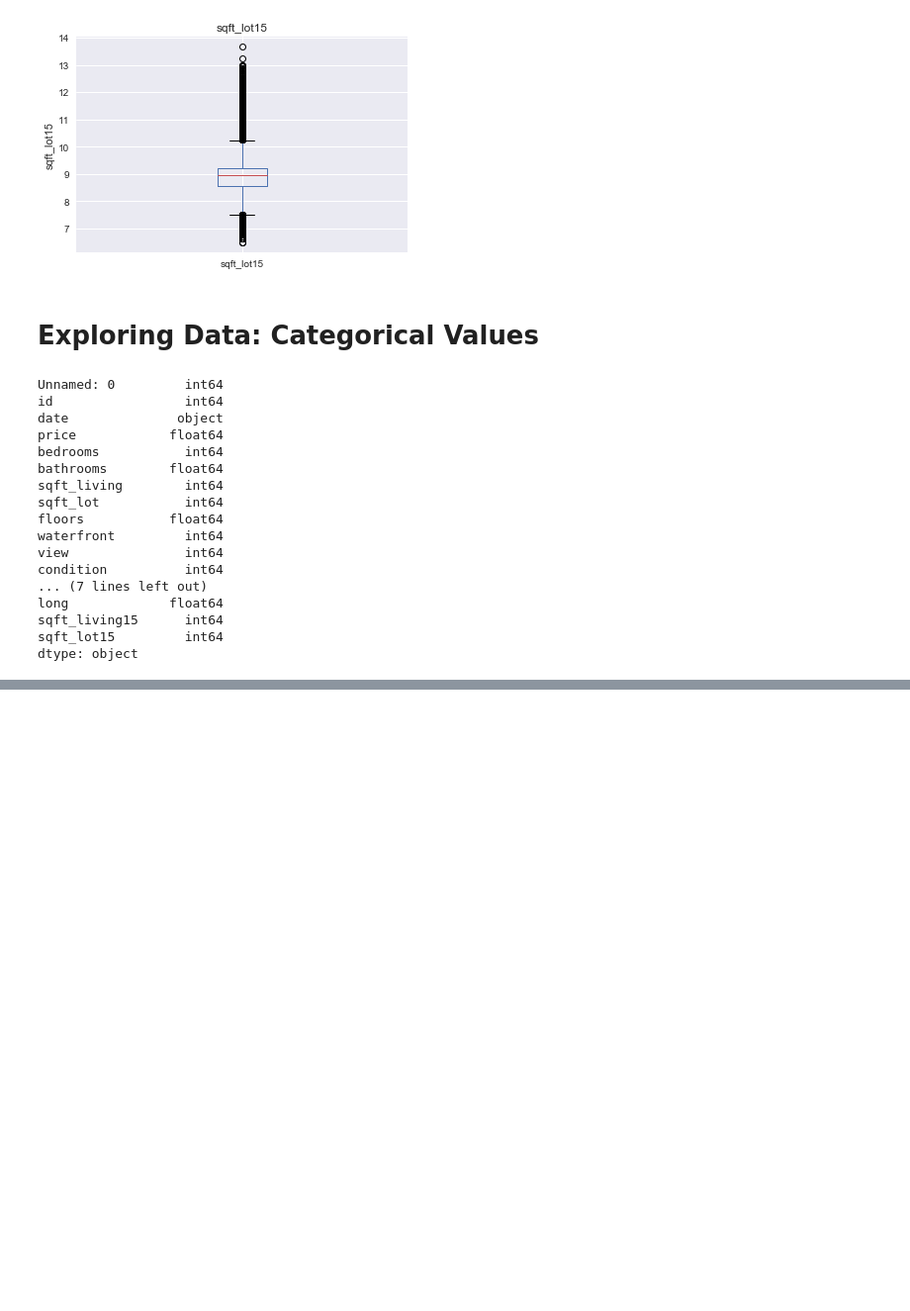
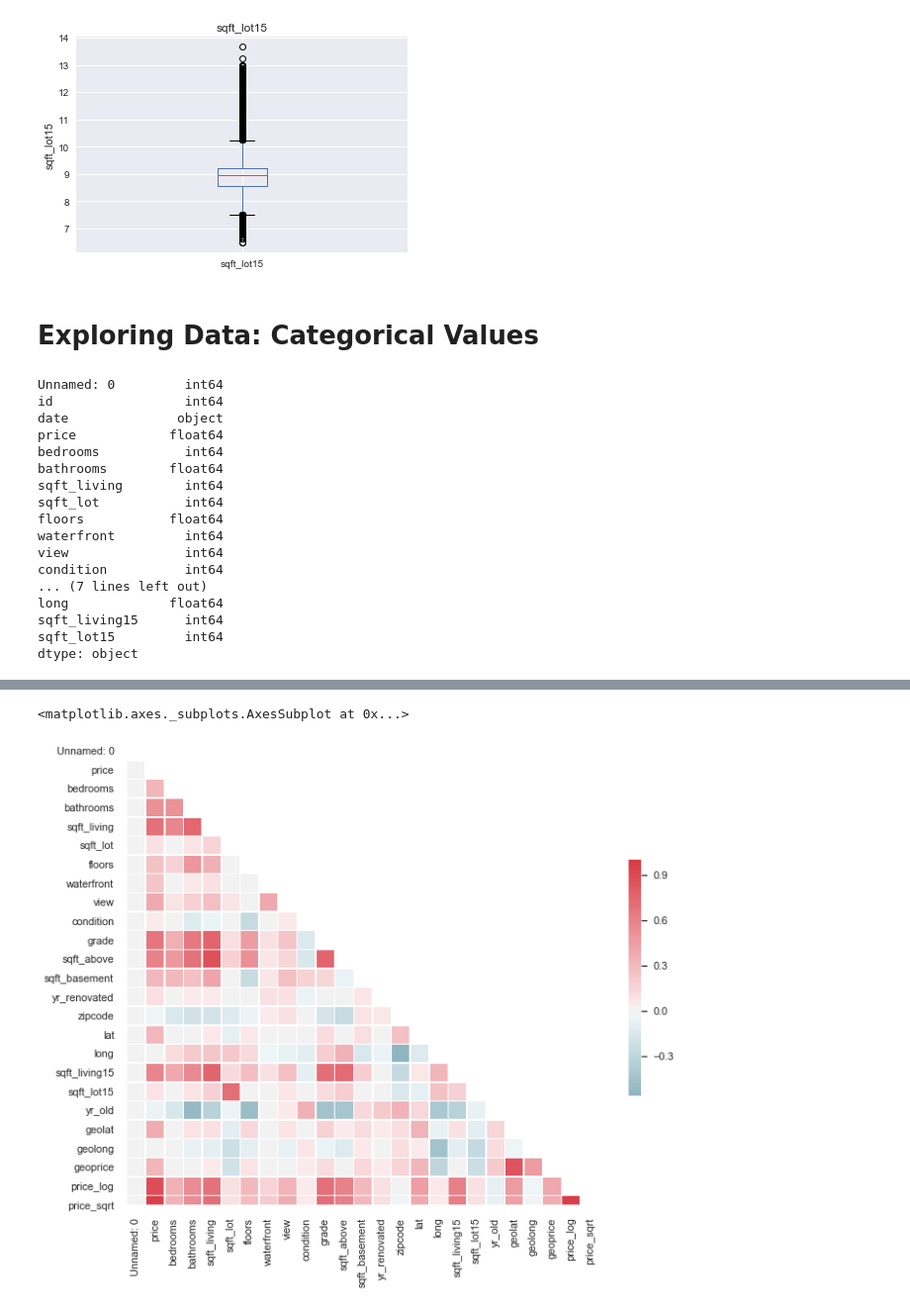
Before and after one commit to k0marrr1/nyc-mhtn-ds-010620-lectures, a Jupyter notebook: week-6/KC_house_data/Housing Statistics Project .ipynb, the cells around one changed output, grey strips where cells are left out. Shown at 99% size. Drawn from its saved outputs; the diff is of its cells as text; code cells hidden in the pictures; blank space fills up the shorter version.

```diff
--- a/week-6/KC_house_data/Housing Statistics Project .ipynb
+++ b/week-6/KC_house_data/Housing Statistics Project .ipynb
@@ -409,0 +350,2 @@ Name: yr_renovated, dtype: float64
+# %%
+df = df.drop(columns=['date', 'id', 'yr_built'])
@@ -409,0 +357,4 @@ Name: yr_renovated, dtype: float64
+# %%
+df['price_log'] = np.log(df['price'])
+df['price_sqrt'] = np.sqrt(df['price'])
+df
@@ -409,0 +375,5 @@ Name: yr_renovated, dtype: float64
+# %%
+target = df.price
+features = df
+# %%
+X_train, X_test, y_train, y_test = train_test_split(features, target, random_state=34,test_size=0.2)
@@ -409,0 +413,24 @@ Name: yr_renovated, dtype: float64
+# %%
+
+sns.set(style="white")
+
+
+# Compute the correlation matrix
+corr = X_train.corr()
+
+# Generate a mask for the upper triangle
+mask = np.zeros_like(corr, dtype=np.bool)
+mask[np.triu_indices_from(mask)] = True
+
+# Set up the matplotlib figure
+f, ax = plt.subplots(figsize=(11, 9))
+
+# Generate a custom diverging colormap
+cmap = sns.diverging_palette(220, 10, as_cmap=True)
+
+# Draw the heatmap with the mask and correct aspect ratio
+sns.heatmap(corr, mask=mask, cmap=cmap, vmax=1, center=0,
+            square=True, linewidths=.5, cbar_kws={"shrink": .5})
+# %% [output]
+<matplotlib.axes._subplots.AxesSubplot at 0x...>
+[figure, added]
```
Also changed, not shown: parts of 75 cells of this notebook, 5 other files.
